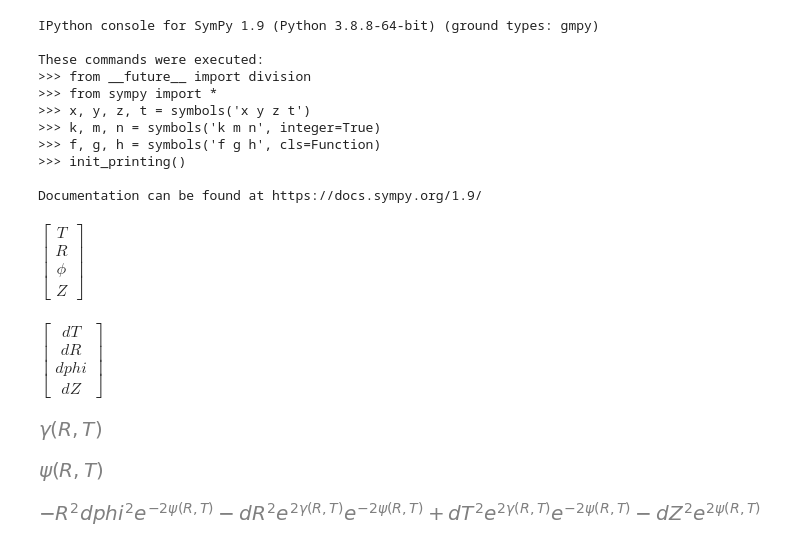
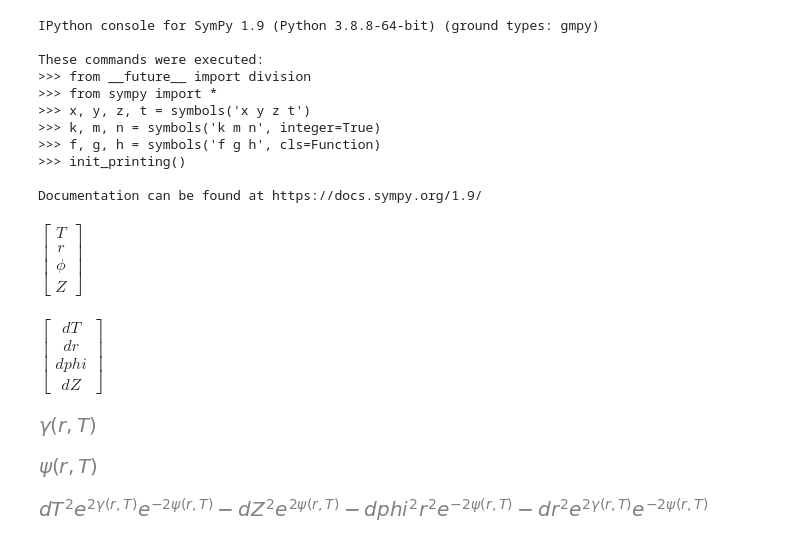
Before and after one commit to GeoffCope/General_Relativity_Python, a Jupyter notebook: Gravitational_Waves_In_General_Relativity_XI_Spherical_Waves_by_Marder.ipynb, the cells around one changed output. Drawn from its saved outputs; the diff is of its cells as text; code cells hidden in the pictures.

```diff
--- a/Gravitational_Waves_In_General_Relativity_XI_Spherical_Waves_by_Marder.ipynb
+++ b/Gravitational_Waves_In_General_Relativity_XI_Spherical_Waves_by_Marder.ipynb
@@ -27,35 +27,35 @@ import warnings
 import matplotlib.cbook
 warnings.filterwarnings("ignore",category=matplotlib.cbook.mplDeprecation)
 # %%
-T,R,phi,Z,dT,dR,dphi,dZ = symbols( 'T R phi Z dT dR dphi dZ' )
+T,r,phi,Z,dT,dr,dphi,dZ = symbols( 'T r phi Z dT dr dphi dZ' )
 # %%
 gamma = symbols('gamma')
 psi = symbols('psi')
 # %%
-variables = Matrix( [T,R,phi,Z])
+variables = Matrix( [T,r,phi,Z])
 variables
 # %% [output]
-$\displaystyle \left[\begin{matrix}T\\R\\\phi\\Z\end{matrix}\right]$
+$\displaystyle \left[\begin{matrix}T\\r\\\phi\\Z\end{matrix}\right]$
 # %%
-differentials = Matrix( [dT,dR,dphi,dZ])
+differentials = Matrix( [dT,dr,dphi,dZ])
 differentials
 # %% [output]
-$\displaystyle \left[\begin{matrix}dT\\dR\\dphi\\dZ\end{matrix}\right]$
+$\displaystyle \left[\begin{matrix}dT\\dr\\dphi\\dZ\end{matrix}\right]$
 # %%
-gamma = Function('gamma')(R,T)
+gamma = Function('gamma')(r,T)
 gamma
 # %% [output]
-[figure, old version]
+[figure, new version]
 # %%
-psi = Function('psi')(R,T)
+psi = Function('psi')(r,T)
 psi
 # %% [output]
-[figure, old version]
+[figure, new version]
 # %%
-lineElement = expand(exp(2*(gamma-psi)) * ( dT**2 - dR**2 ) - R**2 * exp(-2*psi) * dphi**2 - exp(2*psi)*dZ**2)
+lineElement = expand(exp(2*(gamma-psi)) * ( dT**2 - dr**2 ) - r**2 * exp(-2*psi) * dphi**2 - exp(2*psi)*dZ**2)
 lineElement
 # %% [output]
-[figure, old version]
+[figure, new version]
 # %%
 g = zeros(4)
 
```
Also changed, not shown: parts of 33 cells of this notebook, 2 other files.
